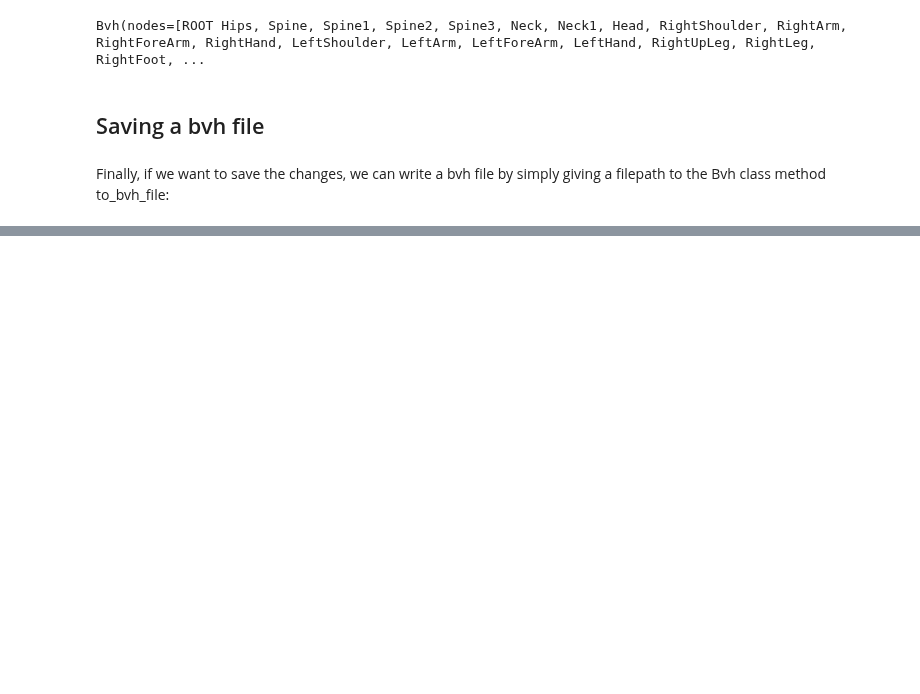
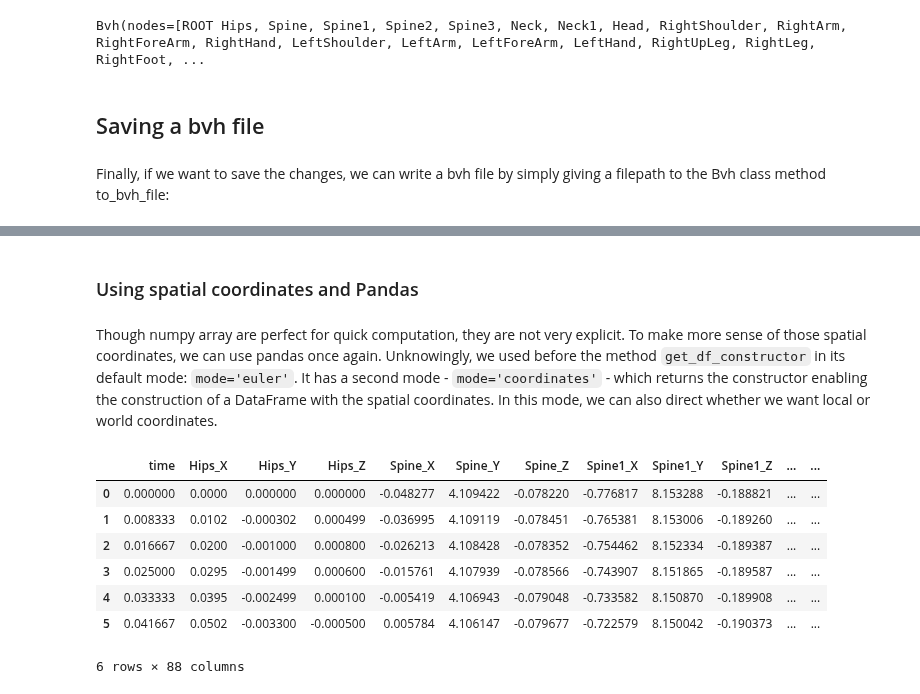
Before and after one commit to VictorS-67/pybvh, a Jupyter notebook: tutorial.ipynb, the cells around one changed output, grey strips where cells are left out. Drawn from its saved outputs; the diff is of its cells as text; code cells hidden in the pictures; blank space fills up the shorter version.

Commit message:
Update README and tutorial and debug pybvh modul

```diff
--- a/tutorial.ipynb
+++ b/tutorial.ipynb
@@ -29,8 +29,8 @@ bvh_folder = Path('.')
 filepath1 = bvh_folder / 'bvh_test1.bvh'
 #filepath2 = bvh_folder / 'bvh_test2.bvh'
 # %%
-bvhtest1 = pybvh.read_bvh_file(filepath1)
-bvhtest1
+bvhtest = pybvh.read_bvh_file(filepath1)
+bvhtest
 # %% [output]
 Bvh(nodes=[ROOT Hips, Spine, Spine1, Spine2, Spine3, Neck, Neck1, Head, RightShoulder, RightArm, RightForeArm, RightHand, LeftShoulder, LeftArm, LeftForeArm, LeftHand, RightUpLeg, RightLeg, RightFoot, ...
 # %% [markdown]
@@ -229,0 +338,16 @@ C:\Users\victor\Desktop\RIEC\body_motion_ai\Basic Motion_BVH\pybvhProject
+# %% [markdown]
+### Using spatial coordinates and Pandas
+# %% [markdown]
+Though numpy array are perfect for quick computation, they are not very explicit. To make more sense of those spatial coordinates, we can use pandas once again. Unknowingly, we used before the method `get_df_constructor` in its default mode: `mode='euler'`. It has a second mode - `mode='coordinates'` - which returns the constructor enabling the construction of a DataFrame with the spatial coordinates. In this mode, we can also direct whether we want local or world coordinates.
+# %%
+df_coor = pd.DataFrame(bvhtest.get_df_constructor(mode='coordinates', local=False))
+df_coor.head(6)
+# %% [output]
+|  | time | Hips_X | Hips_Y | Hips_Z | Spine_X | Spine_Y | Spine_Z | Spine1_X | Spine1_Y | Spine1_Z | ... | ... |
+| 0 | 0.000000 | 0.0000 | 0.000000 | 0.000000 | -0.048277 | 4.109422 | -0.078220 | -0.776817 | 8.153288 | -0.188821 | ... | ... |
+| 1 | 0.008333 | 0.0102 | -0.000302 | 0.000499 | -0.036995 | 4.109119 | -0.078451 | -0.765381 | 8.153006 | -0.189260 | ... | ... |
+| 2 | 0.016667 | 0.0200 | -0.001000 | 0.000800 | -0.026213 | 4.108428 | -0.078352 | -0.754462 | 8.152334 | -0.189387 | ... | ... |
+| 3 | 0.025000 | 0.0295 | -0.001499 | 0.000600 | -0.015761 | 4.107939 | -0.078566 | -0.743907 | 8.151865 | -0.189587 | ... | ... |
+| 4 | 0.033333 | 0.0395 | -0.002499 | 0.000100 | -0.005419 | 4.106943 | -0.079048 | -0.733582 | 8.150870 | -0.189908 | ... | ... |
+| 5 | 0.041667 | 0.0502 | -0.003300 | -0.000500 | 0.005784 | 4.106147 | -0.079677 | -0.722579 | 8.150042 | -0.190373 | ... | ... |
+6 rows × 88 columns
```
Also changed, not shown: parts of 24 cells of this notebook, 4 other files.
